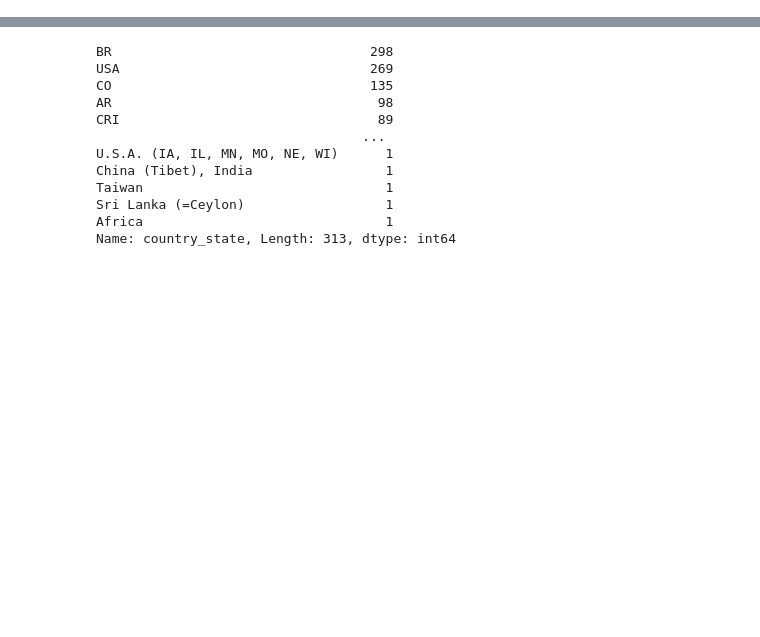
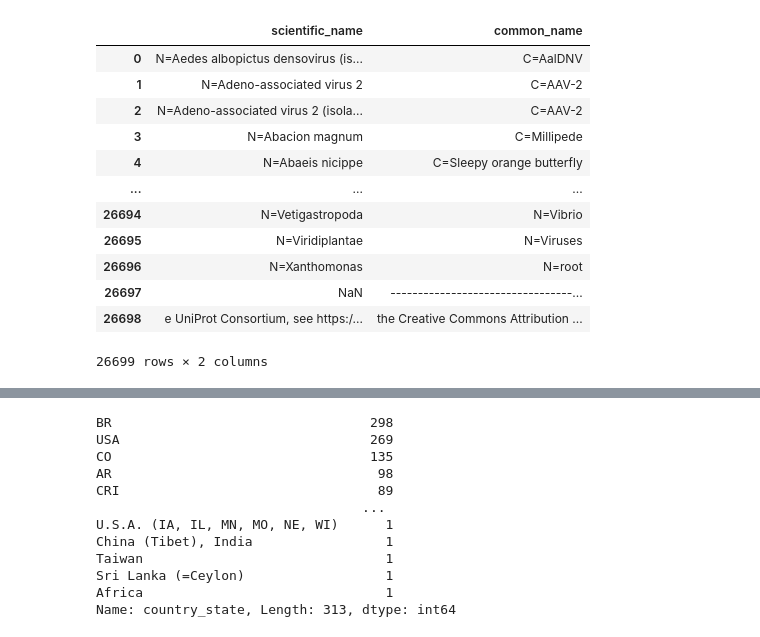
Before and after one commit to MonikaRadominska/Final_project, a Jupyter notebook: animals cnt.ipynb, the cells around one changed output, grey strips where cells are left out. Drawn from its saved outputs; the diff is of its cells as text; code cells hidden in the pictures; blank space fills up the shorter version.

```diff
--- a/animals cnt.ipynb
+++ b/animals cnt.ipynb
@@ -5,3 +5,5 @@ animals= pd.read_excel('sundayfunday_mon.xlsx')
+# %%
+seperate = pd.read_excel('data/df_ok.xlsx')
 # %%
 animals
 # %% [output]
@@ -39,0 +42,19 @@ animals
+# %%
+#dropping columns
+seperate= seperate.drop(['Unnamed: 0'], axis = 1)
+
+seperate
+# %% [output]
+|  | scientific_name | common_name |
+| 0 | N=Aedes albopictus densovirus (is... | C=AalDNV |
+| 1 | N=Adeno-associated virus 2 | C=AAV-2 |
+| 2 | N=Adeno-associated virus 2 (isola... | C=AAV-2 |
+| 3 | N=Abacion magnum | C=Millipede |
+| 4 | N=Abaeis nicippe | C=Sleepy orange butterfly |
+| ... | ... | ... |
+| 26694 | N=Vetigastropoda | N=Vibrio |
+| 26695 | N=Viridiplantae | N=Viruses |
+| 26696 | N=Xanthomonas | N=root |
+| 26697 | NaN | ---------------------------------... |
+| 26698 | e UniProt Consortium, see https:/... | the Creative Commons Attribution ... |
+26699 rows × 2 columns
```
Also changed, not shown: parts of 24 cells of this notebook, 6 other files.
